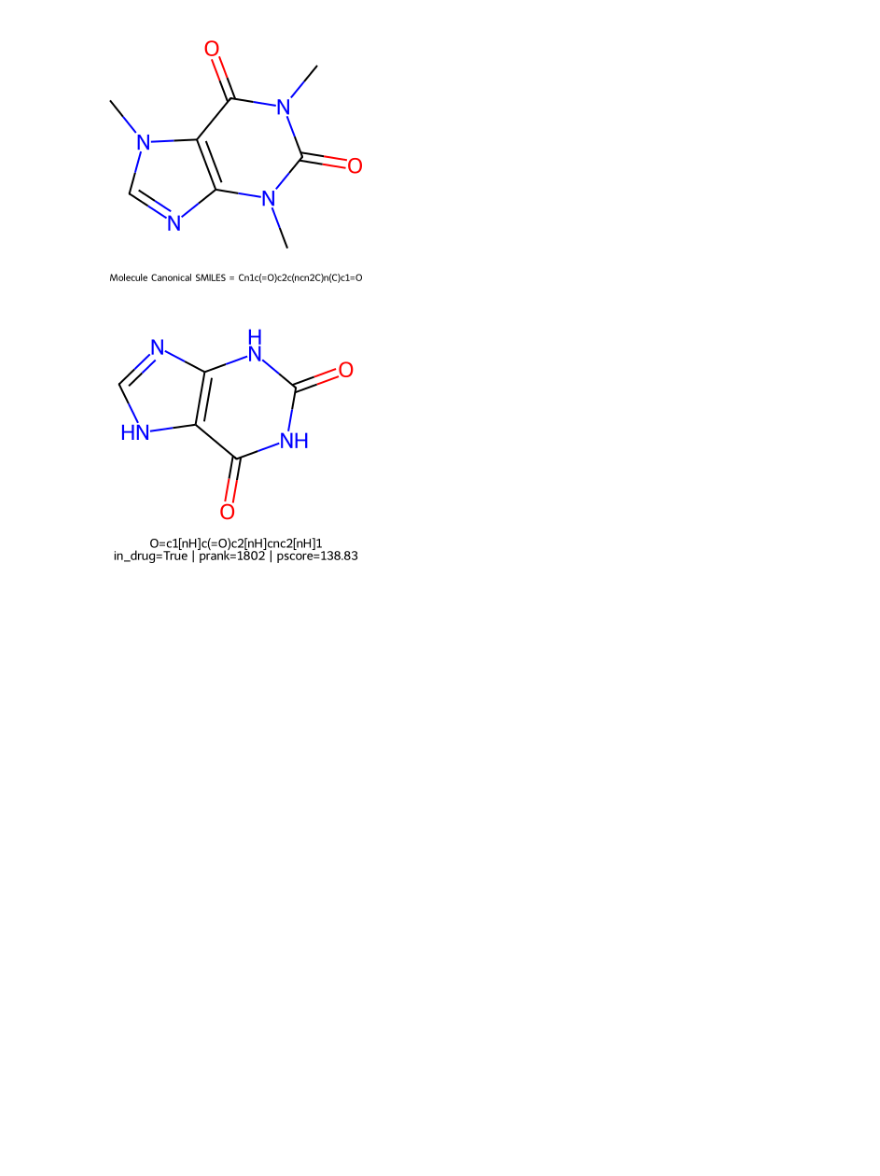
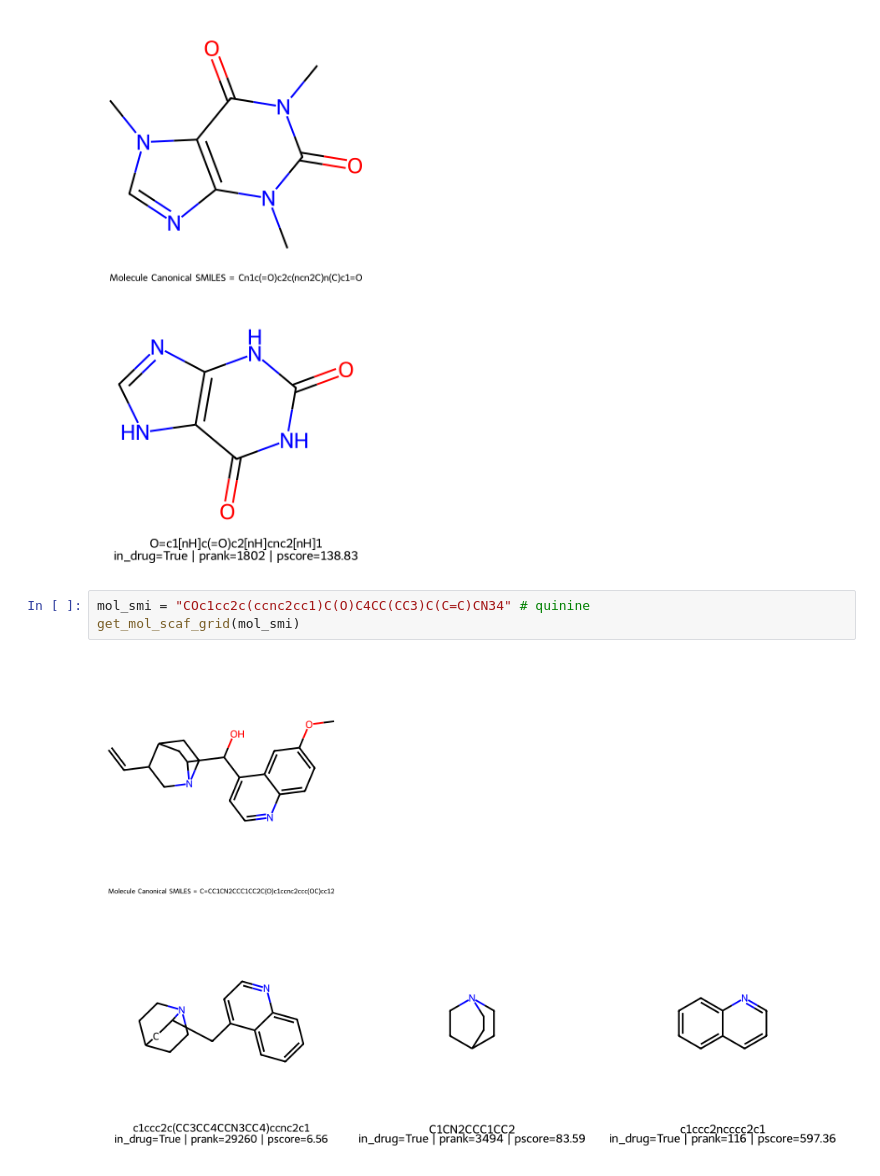
Before and after one commit to unmtransinfo/Badapple2, a Jupyter notebook: badapple1_comparison/src/notebooks/api_demo.ipynb, the cells around one changed output. Cells and saved outputs as stored; diff of their text form; blank space fills up the shorter version.

```diff
--- a/badapple1_comparison/src/notebooks/api_demo.ipynb
+++ b/badapple1_comparison/src/notebooks/api_demo.ipynb
@@ -58,3 +74,8 @@ mol_smi = "CN1C(=O)N(C)C(=O)C(N(C)C=N2)=C12" # caffeine
 get_mol_scaf_grid(mol_smi)
 # %% [output]
 [figure]
+# %%
+mol_smi = "COc1cc2c(ccnc2cc1)C(O)C4CC(CC3)C(C=C)CN34" # quinine
+get_mol_scaf_grid(mol_smi)
+# %% [output]
+[figure, added]
```
Also changed, not shown: parts of 4 cells of this notebook.
